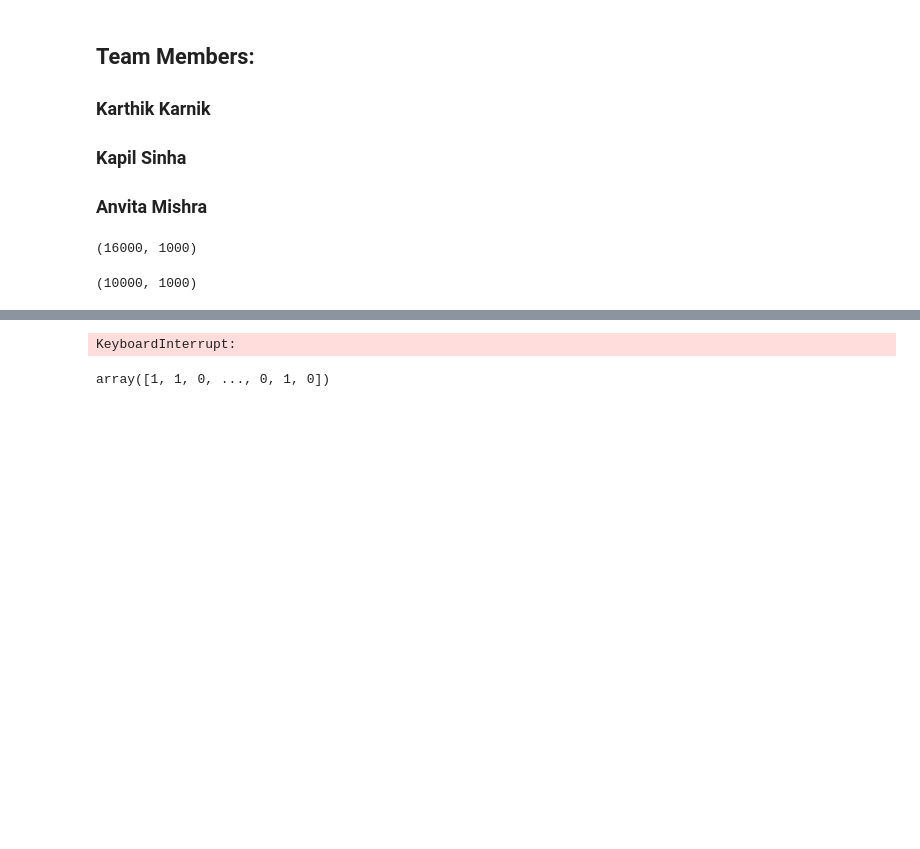
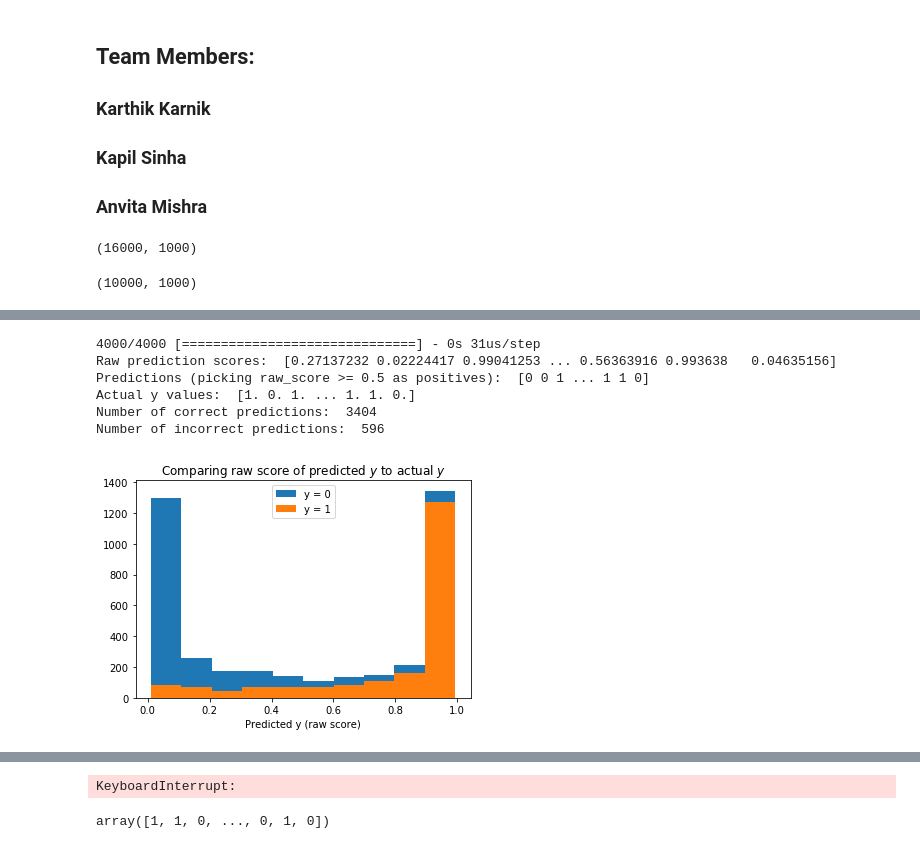
Before and after one commit to kkarnik/CS155_Sentiment_Analysis, a Jupyter notebook: CS 155 Miniproject 1.ipynb, the cells around one changed output, grey strips where cells are left out. Saved outputs shown, nothing was run; the diff lists cells and outputs as text; code cells hidden in the pictures; blank space fills up the shorter version.

Commit message:
No changes to model, but added a few data analysis type things

```diff
--- a/CS 155 Miniproject 1.ipynb
+++ b/CS 155 Miniproject 1.ipynb
@@ -46,18 +57,23 @@ np.shape(x_test)
 # %% [output]
 (10000, 1000)
 # %%
-#n_words = Xtest.shape[1]
-# define network
+# Define network
 model = Sequential()
-model.add(Dense(100, input_shape=(1000, ), activation='relu'))
-#model.add(BatchNormalization())
-model.add(Dropout(0.2))
-model.add(Dense(1, activation='sigmoid'))
-#model.add(BatchNormalization())
-model.add(Dropout(0.1))
-model.add(Dense(1, activation='sigmoid'))
+model.add(Dense(50, input_shape=(1000,)))
+# model.add(BatchNormalization())
+model.add(Activation('relu'))
+model.add(Dropout(0.5))
+
+model.add(Dense(10))
+# model.add(BatchNormalization())
+model.add(Activation('sigmoid'))
+model.add(Dropout(0.5))
+
+model.add(Dense(1))
+model.add(Activation('sigmoid'))
+
 # compile network
 model.compile(loss='binary_crossentropy', optimizer='adam', metrics=['accuracy'])
 # fit network
-model.fit(x_train, y_train, epochs=50, verbose=2)
+model.fit(x_train, y_train, epochs=10, verbose=2, validation_data = (x_val, y_val))
 # %% [output]
@@ -81 +97,28 @@ Epoch 50/50
 <keras.callbacks.History at 0x...>
+# %%
+# Making pretty plots...not for use in submission
+y_val_predictions = model.predict(x_val, verbose=1)
+y_val_predictions = y_val_predictions.flatten()
+lst = (y_val_predictions >= 0.5).astype(int)
+print("Raw prediction scores: ", y_val_predictions)
+print("Predictions (picking raw_score >= 0.5 as positives): ", lst)
+print("Actual y values: ", y_val)
+print("Number of correct predictions: ", (y_val == lst).sum())
+print("Number of incorrect predictions: ", (y_val != lst).sum())
+y_val_predictions_0 = y_val_predictions[(np.where(y_val == 0)[0])]
+y_val_predictions_1 = y_val_predictions[(np.where(y_val == 1)[0])]
+plt.clf()
+plt.title("Comparing raw score of predicted $y$ to actual $y$")
+plt.hist(np.concatenate((y_val_predictions_0, y_val_predictions_1)), stacked=True, label="y = 0")
+plt.hist(y_val_predictions_1, stacked=True, label="y = 1")
+plt.xlabel("Predicted y (raw score)")
+plt.legend()
+plt.show()
+# %% [output]
+4000/4000 [==============================] - 0s 31us/step
+Raw prediction scores:  [0.27137232 0.02224417 0.99041253 ... 0.56363916 0.993638   0.04635156]
+Predictions (picking raw_score >= 0.5 as positives):  [0 0 1 ... 1 1 0]
+Actual y values:  [1. 0. 1. ... 1. 1. 0.]
+Number of correct predictions:  3404
+Number of incorrect predictions:  596
+[figure, added]
```
Also changed, not shown: parts of 15 cells of this notebook.
